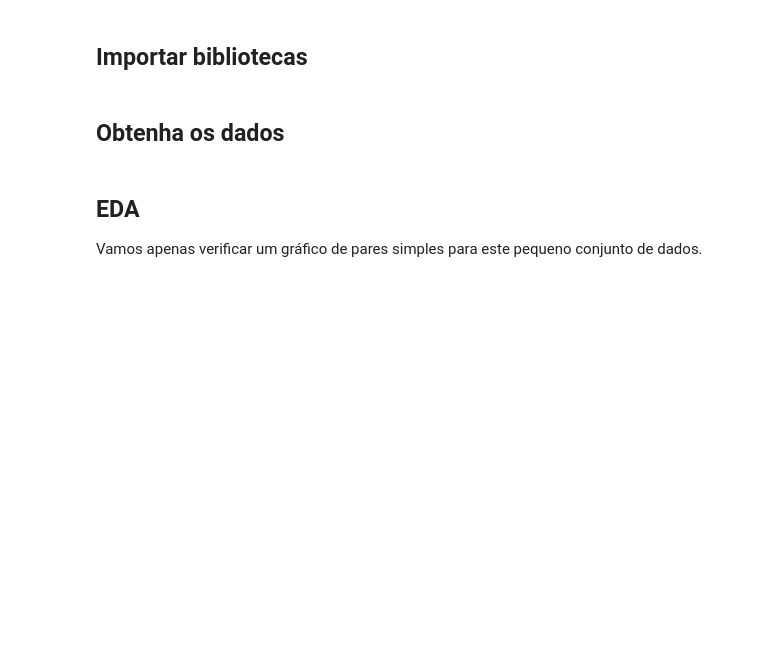
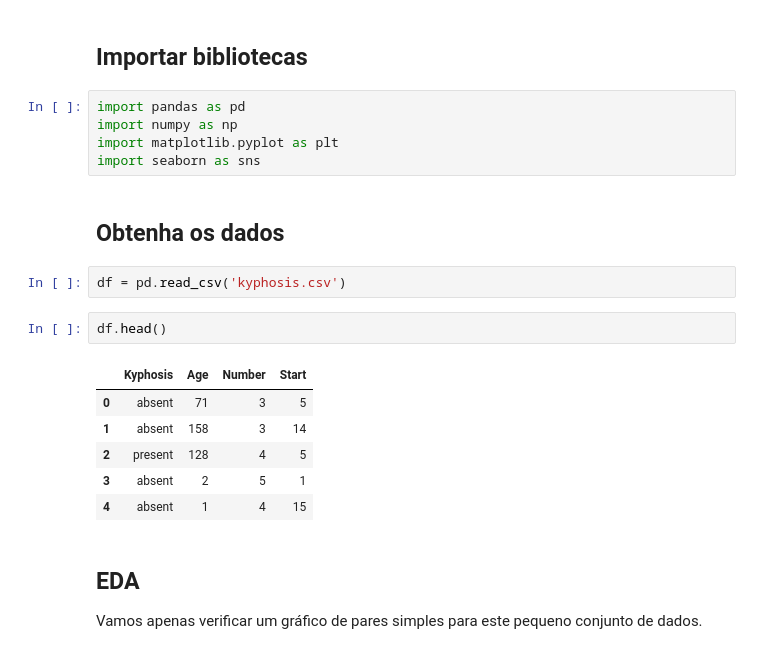
Before and after one commit to marcelodepaoli/15_Arvores_de_Decisao, a Jupyter notebook: 01_Árvores_de_Decisão_e_Florestas_Aleatórias_em_Python.ipynb, the cells around one changed output. Saved outputs shown, nothing was run; the diff lists cells and outputs as text; blank space fills up the shorter version.

```diff
--- a/01_Árvores_de_Decisão_e_Florestas_Aleatórias_em_Python.ipynb
+++ b/01_Árvores_de_Decisão_e_Florestas_Aleatórias_em_Python.ipynb
@@ -2,8 +4,24 @@
 # Árvores de Decisão e Florestas Aleatórias em Python
 # %% [markdown]
 ## Importar bibliotecas
+# %%
+import pandas as pd
+import numpy as np
+import matplotlib.pyplot as plt
+import seaborn as sns
 # %% [markdown]
 ## Obtenha os dados
+# %%
+df = pd.read_csv('kyphosis.csv')
+# %%
+df.head()
+# %% [output]
+|  | Kyphosis | Age | Number | Start |
+| 0 | absent | 71 | 3 | 5 |
+| 1 | absent | 158 | 3 | 14 |
+| 2 | present | 128 | 4 | 5 |
+| 3 | absent | 2 | 5 | 1 |
+| 4 | absent | 1 | 4 | 15 |
 # %% [markdown]
 ## EDA
 
```
Also changed, not shown: parts of 23 cells of this notebook.
